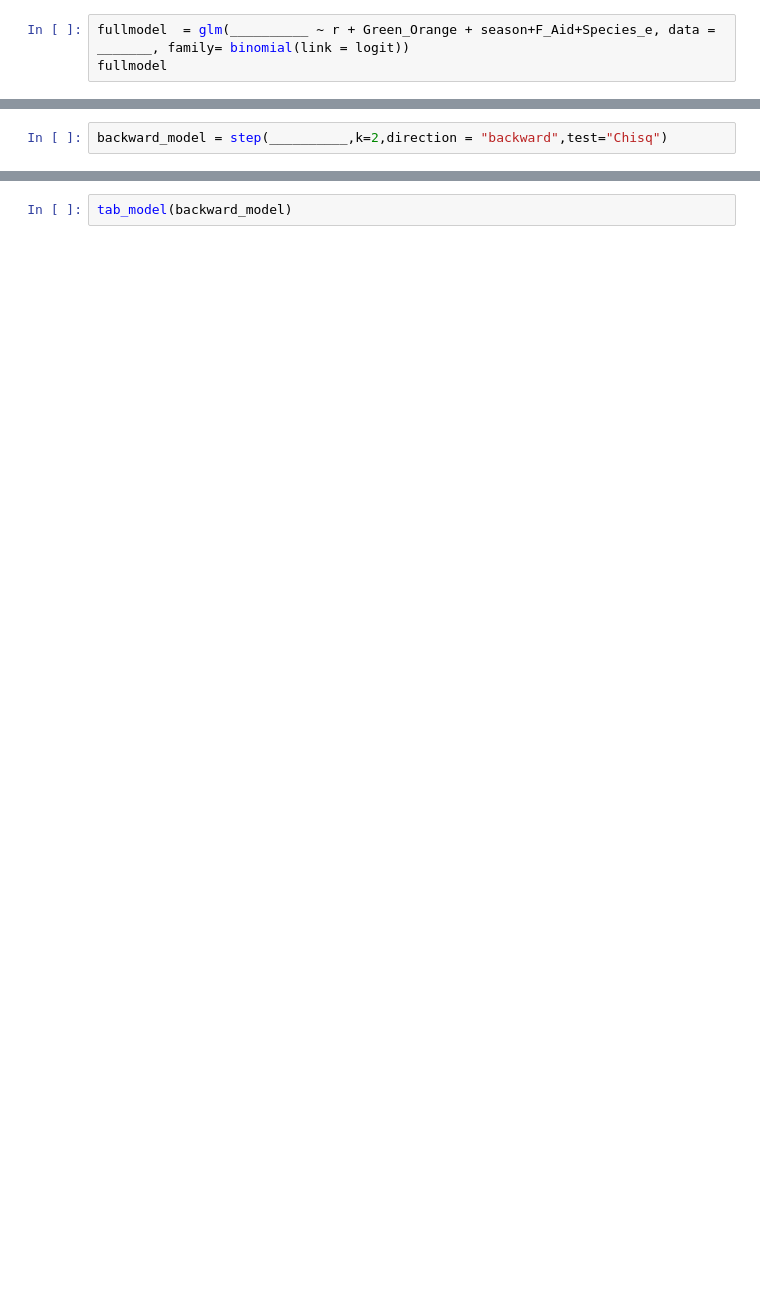
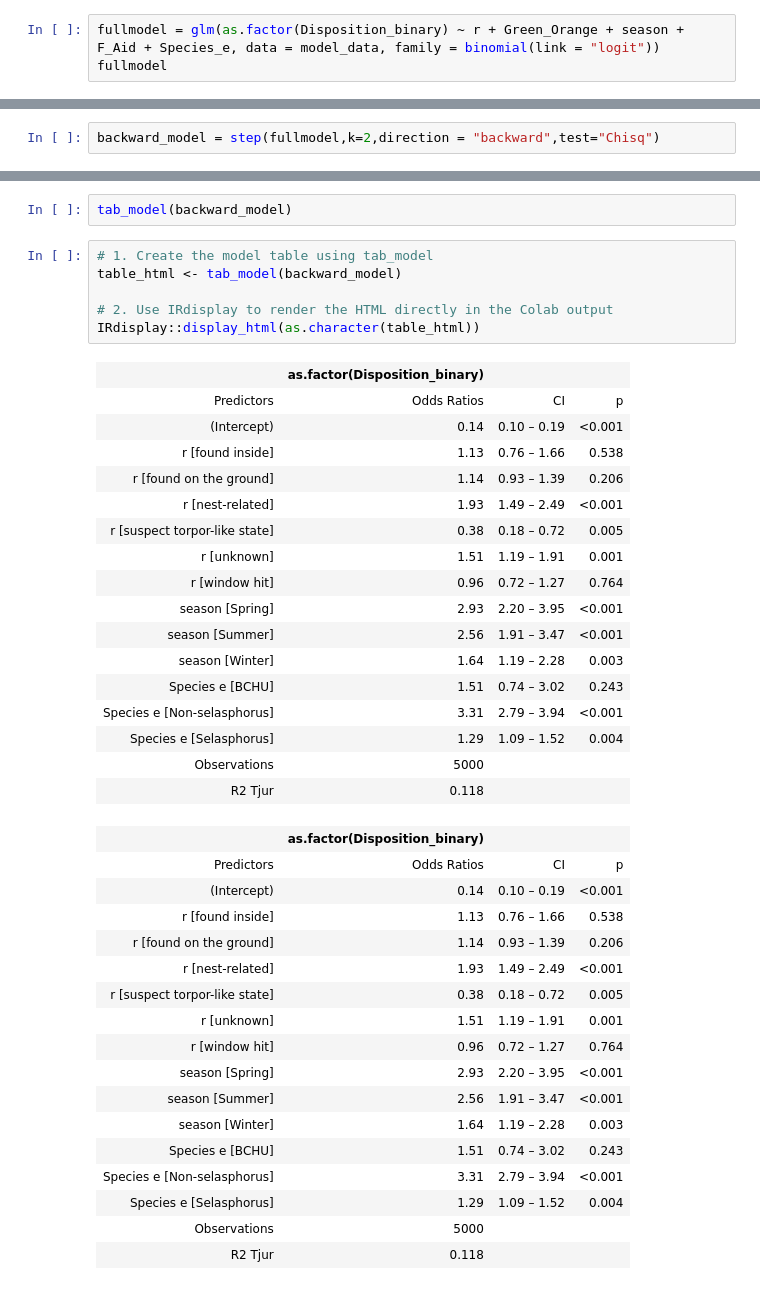
Before and after one commit to Paudelcas/MPM_200_Delcastillo, a Jupyter notebook: assignment_1_will__hummers_survive.ipynb, the cells around one changed output, grey strips where cells are left out. Cells and saved outputs as stored; diff of their text form; blank space fills up the shorter version.

```diff
--- a/assignment_1_will__hummers_survive.ipynb
+++ b/assignment_1_will__hummers_survive.ipynb
@@ -630,5 +642,5 @@ ggplot(admissions_by_month_species, aes(x = Admitted_month, y = count, fill = Sp
 # %% [markdown]
 1. Complete the code and fit a full model
 # %%
-fullmodel  = glm(__________ ~ r + Green_Orange + season+F_Aid+Species_e, data = _______, family= binomial(link = logit))
+fullmodel = glm(as.factor(Disposition_binary) ~ r + Green_Orange + season + F_Aid + Species_e, data = model_data, family = binomial(link = "logit"))
 fullmodel
@@ -635,4 +665,4 @@ fullmodel
 # %% [markdown]
 2. use following command with full model to do stepwise model selection
 # %%
-backward_model = step(__________,k=2,direction = "backward",test="Chisq")
+backward_model = step(fullmodel,k=2,direction = "backward",test="Chisq")
@@ -651,2 +751,43 @@ library(sjPlot)
 # %%
 tab_model(backward_model)
+# %%
+# 1. Create the model table using tab_model
+table_html <- tab_model(backward_model)
+
+# 2. Use IRdisplay to render the HTML directly in the Colab output
+IRdisplay::display_html(as.character(table_html))
+# %% [output]
+|  | as.factor(Disposition_binary) |  |  |
+| Predictors | Odds Ratios | CI | p |
+| (Intercept) | 0.14 | 0.10 – 0.19 | <0.001 |
+| r [found inside] | 1.13 | 0.76 – 1.66 | 0.538 |
+| r [found on the ground] | 1.14 | 0.93 – 1.39 | 0.206 |
+| r [nest-related] | 1.93 | 1.49 – 2.49 | <0.001 |
+| r [suspect torpor-like state] | 0.38 | 0.18 – 0.72 | 0.005 |
+| r [unknown] | 1.51 | 1.19 – 1.91 | 0.001 |
+| r [window hit] | 0.96 | 0.72 – 1.27 | 0.764 |
+| season [Spring] | 2.93 | 2.20 – 3.95 | <0.001 |
+| season [Summer] | 2.56 | 1.91 – 3.47 | <0.001 |
+| season [Winter] | 1.64 | 1.19 – 2.28 | 0.003 |
+| Species e [BCHU] | 1.51 | 0.74 – 3.02 | 0.243 |
+| Species e [Non-selasphorus] | 3.31 | 2.79 – 3.94 | <0.001 |
+| Species e [Selasphorus] | 1.29 | 1.09 – 1.52 | 0.004 |
+| Observations | 5000 |  |  |
+| R2 Tjur | 0.118 |  |  |
+|  | as.factor(Disposition_binary) |  |  |
+| Predictors | Odds Ratios | CI | p |
+| (Intercept) | 0.14 | 0.10 – 0.19 | <0.001 |
+| r [found inside] | 1.13 | 0.76 – 1.66 | 0.538 |
+| r [found on the ground] | 1.14 | 0.93 – 1.39 | 0.206 |
+| r [nest-related] | 1.93 | 1.49 – 2.49 | <0.001 |
+| r [suspect torpor-like state] | 0.38 | 0.18 – 0.72 | 0.005 |
+| r [unknown] | 1.51 | 1.19 – 1.91 | 0.001 |
+| r [window hit] | 0.96 | 0.72 – 1.27 | 0.764 |
+| season [Spring] | 2.93 | 2.20 – 3.95 | <0.001 |
+| season [Summer] | 2.56 | 1.91 – 3.47 | <0.001 |
+| season [Winter] | 1.64 | 1.19 – 2.28 | 0.003 |
+| Species e [BCHU] | 1.51 | 0.74 – 3.02 | 0.243 |
+| Species e [Non-selasphorus] | 3.31 | 2.79 – 3.94 | <0.001 |
+| Species e [Selasphorus] | 1.29 | 1.09 – 1.52 | 0.004 |
+| Observations | 5000 |  |  |
+| R2 Tjur | 0.118 |  |  |
```
Also changed, not shown: parts of 12 cells of this notebook.
